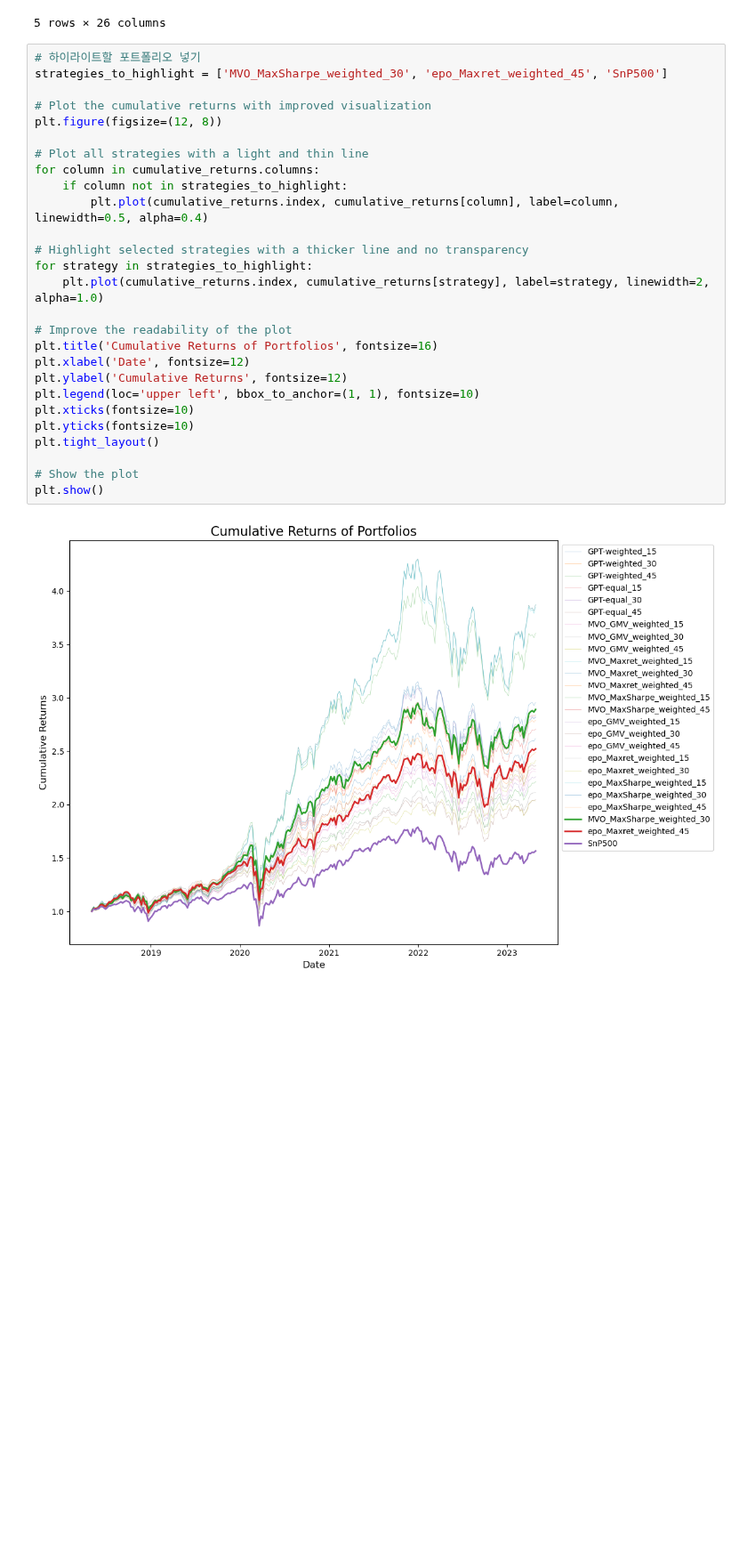
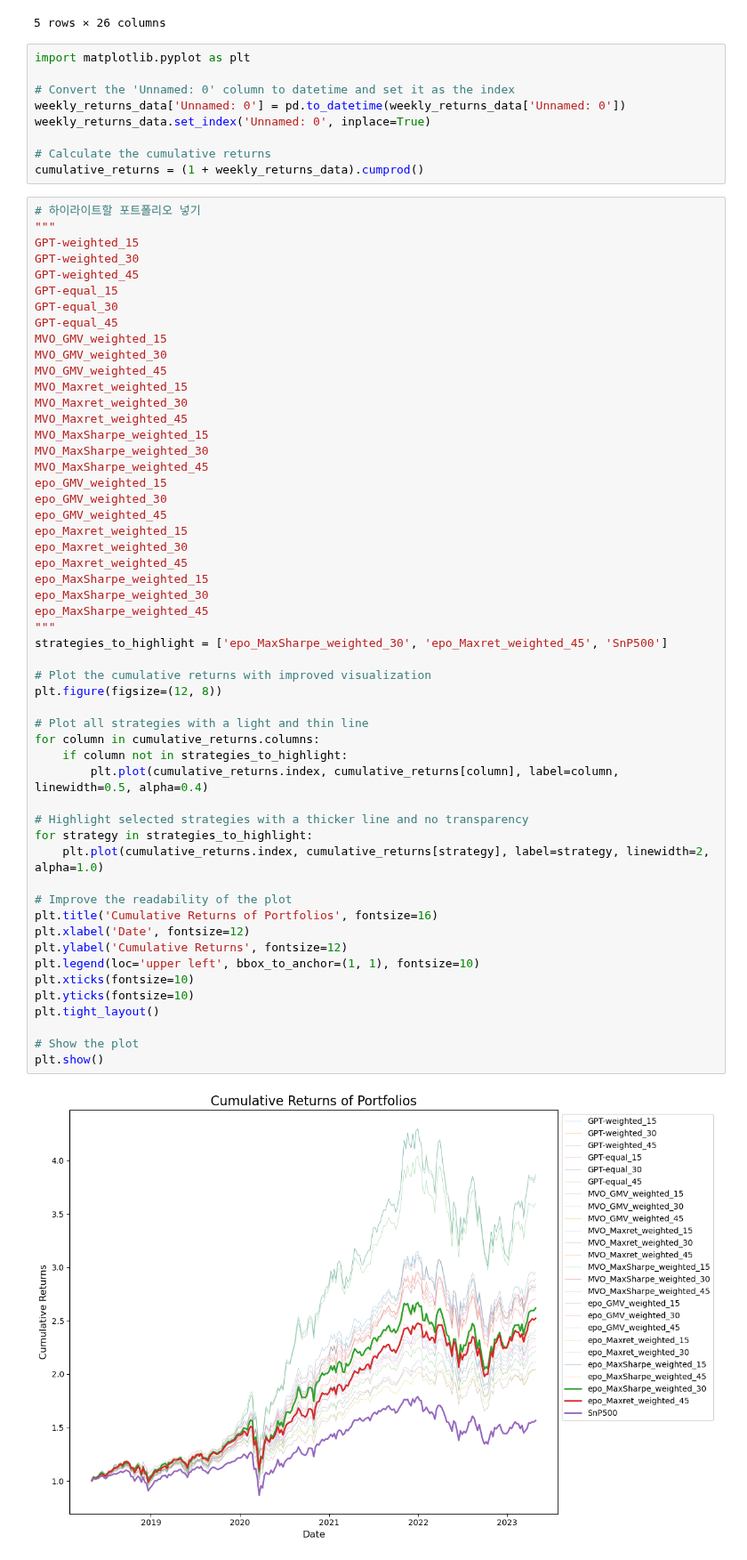
Before and after one commit to FELAB-KHU/S-PQuantTeam01, a Jupyter notebook: Jaekyun/Investment_Performance.ipynb, the cells around one changed output. Shown at 89% size. Cells and saved outputs as stored; diff of their text form; blank space fills up the shorter version.

```diff
--- a/Jaekyun/Investment_Performance.ipynb
+++ b/Jaekyun/Investment_Performance.ipynb
@@ -1216,32 +1216,67 @@ weekly_returns_data.head()
 | 3 | 2018-05-25 | 0.008172 | 0.007668 | 0.002369 | 0.007072 | 0.007568 | ... |
 | 4 | 2018-06-01 | 0.016190 | 0.013006 | 0.006868 | 0.014171 | 0.007803 | ... |
 5 rows × 26 columns
+# %%
+import matplotlib.pyplot as plt
+
+# Convert the 'Unnamed: 0' column to datetime and set it as the index
+weekly_returns_data['Unnamed: 0'] = pd.to_datetime(weekly_returns_data['Unnamed: 0'])
+weekly_returns_data.set_index('Unnamed: 0', inplace=True)
+
+# Calculate the cumulative returns
+cumulative_returns = (1 + weekly_returns_data).cumprod()
 # %%
 # 하이라이트할 포트폴리오 넣기
-strategies_to_highlight = ['MVO_MaxSharpe_weighted_30', 'epo_Maxret_weighted_45', 'SnP500']
+"""
+GPT-weighted_15
+GPT-weighted_30
+GPT-weighted_45
+GPT-equal_15
+GPT-equal_30
+GPT-equal_45
+MVO_GMV_weighted_15
+MVO_GMV_weighted_30
+MVO_GMV_weighted_45
+MVO_Maxret_weighted_15
+MVO_Maxret_weighted_30
+MVO_Maxret_weighted_45
+MVO_MaxSharpe_weighted_15
+MVO_MaxSharpe_weighted_30
+MVO_MaxSharpe_weighted_45
+epo_GMV_weighted_15
+epo_GMV_weighted_30
+epo_GMV_weighted_45
+epo_Maxret_weighted_15
+epo_Maxret_weighted_30
+epo_Maxret_weighted_45
+epo_MaxSharpe_weighted_15
+epo_MaxSharpe_weighted_30
+epo_MaxSharpe_weighted_45
+"""
+strategies_to_highlight = ['epo_MaxSharpe_weighted_30', 'epo_Maxret_weighted_45', 'SnP500']
 
 # Plot the cumulative returns with improved visualization
 plt.figure(figsize=(12, 8))
 
 # Plot all strategies with a light and thin line
 for column in cumulative_returns.columns:
     if column not in strategies_to_highlight:
         plt.plot(cumulative_returns.index, cumulative_returns[column], label=column, linewidth=0.5, alpha=0.4)
 
 # Highlight selected strategies with a thicker line and no transparency
 for strategy in strategies_to_highlight:
     plt.plot(cumulative_returns.index, cumulative_returns[strategy], label=strategy, linewidth=2, alpha=1.0)
 
 # Improve the readability of the plot
 plt.title('Cumulative Returns of Portfolios', fontsize=16)
 plt.xlabel('Date', fontsize=12)
 plt.ylabel('Cumulative Returns', fontsize=12)
 plt.legend(loc='upper left', bbox_to_anchor=(1, 1), fontsize=10)
 plt.xticks(fontsize=10)
 plt.yticks(fontsize=10)
 plt.tight_layout()
 
 # Show the plot
 plt.show()
 # %% [output]
-[figure, old version]
+[figure, new version]
```
Also changed, not shown: 1 other file.
